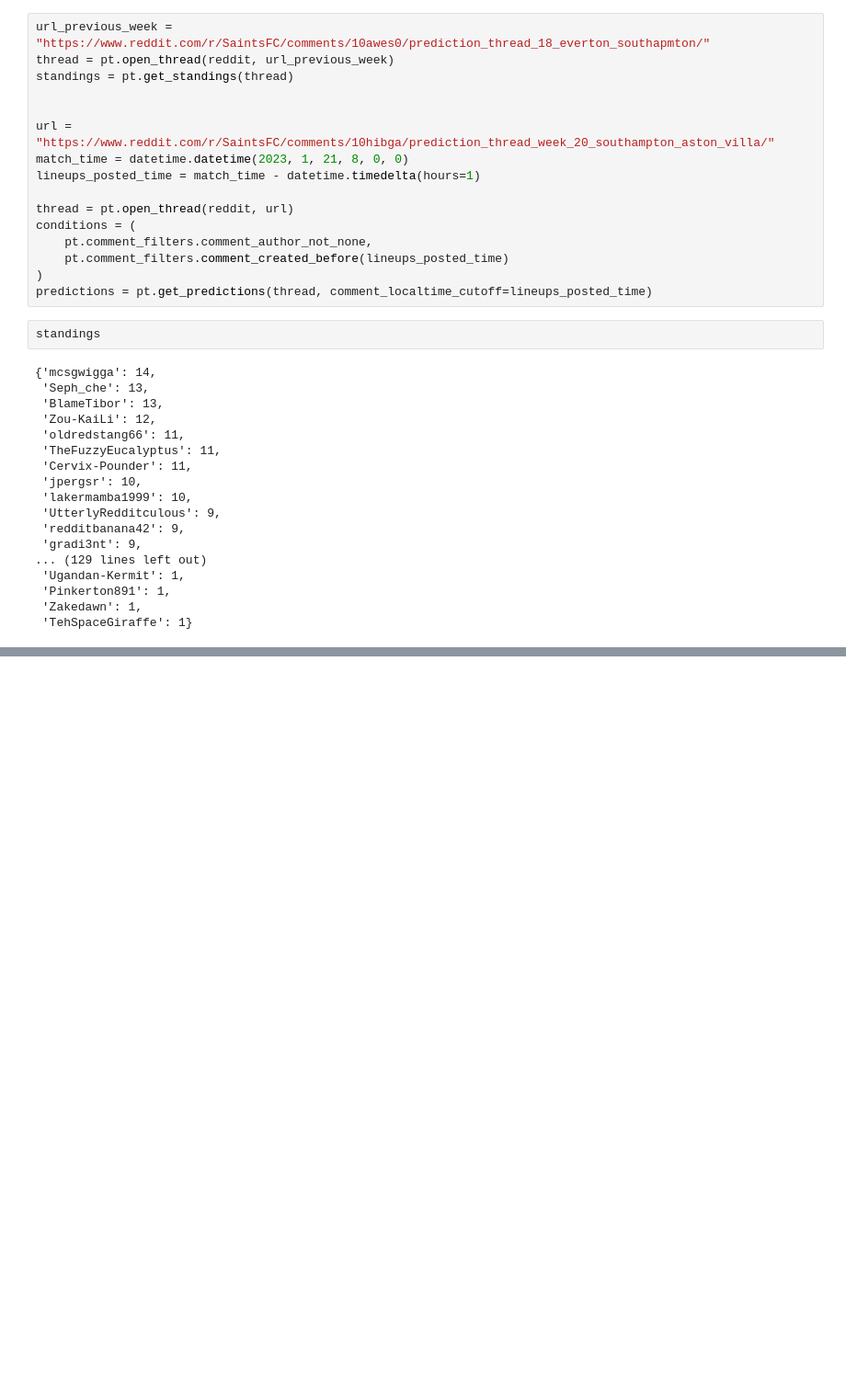
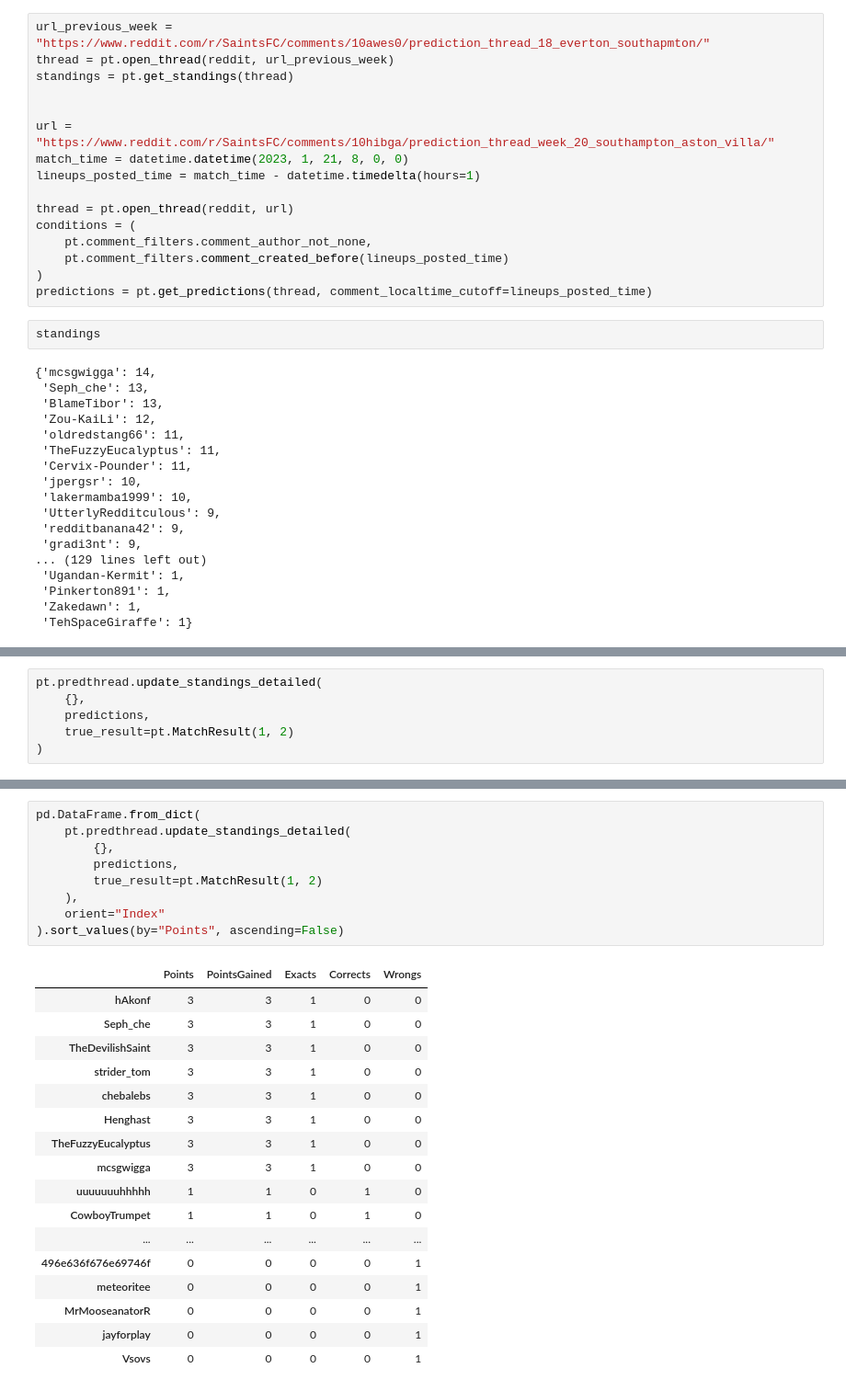
Before and after one commit to julianirwin/predthread, a Jupyter notebook: examples/testing.ipynb, the cells around one changed output, grey strips where cells are left out. Shown: that part at 92% size. Saved outputs shown, nothing was run; the diff lists cells and outputs as text; blank space fills up the shorter version.

```diff
--- a/examples/testing.ipynb
+++ b/examples/testing.ipynb
@@ -73,0 +82,6 @@ predictions
+# %%
+pt.predthread.update_standings_detailed(
+    {},
+    predictions,
+    true_result=pt.MatchResult(1, 2)
+)
@@ -73,0 +106,27 @@ predictions
+# %%
+pd.DataFrame.from_dict(
+    pt.predthread.update_standings_detailed(
+        {},
+        predictions,
+        true_result=pt.MatchResult(1, 2)
+    ),
+    orient="Index"
+).sort_values(by="Points", ascending=False)
+# %% [output]
+|  | Points | PointsGained | Exacts | Corrects | Wrongs |
+| hAkonf | 3 | 3 | 1 | 0 | 0 |
+| Seph_che | 3 | 3 | 1 | 0 | 0 |
+| TheDevilishSaint | 3 | 3 | 1 | 0 | 0 |
+| strider_tom | 3 | 3 | 1 | 0 | 0 |
+| chebalebs | 3 | 3 | 1 | 0 | 0 |
+| Henghast | 3 | 3 | 1 | 0 | 0 |
+| TheFuzzyEucalyptus | 3 | 3 | 1 | 0 | 0 |
+| mcsgwigga | 3 | 3 | 1 | 0 | 0 |
+| uuuuuuuhhhhh | 1 | 1 | 0 | 1 | 0 |
+| CowboyTrumpet | 1 | 1 | 0 | 1 | 0 |
+| ... | ... | ... | ... | ... | ... |
+| 496e636f676e69746f | 0 | 0 | 0 | 0 | 1 |
+| meteoritee | 0 | 0 | 0 | 0 | 1 |
+| MrMooseanatorR | 0 | 0 | 0 | 0 | 1 |
+| jayforplay | 0 | 0 | 0 | 0 | 1 |
+| Vsovs | 0 | 0 | 0 | 0 | 1 |
```
Also changed, not shown: parts of 7 cells of this notebook, 5 other files.
